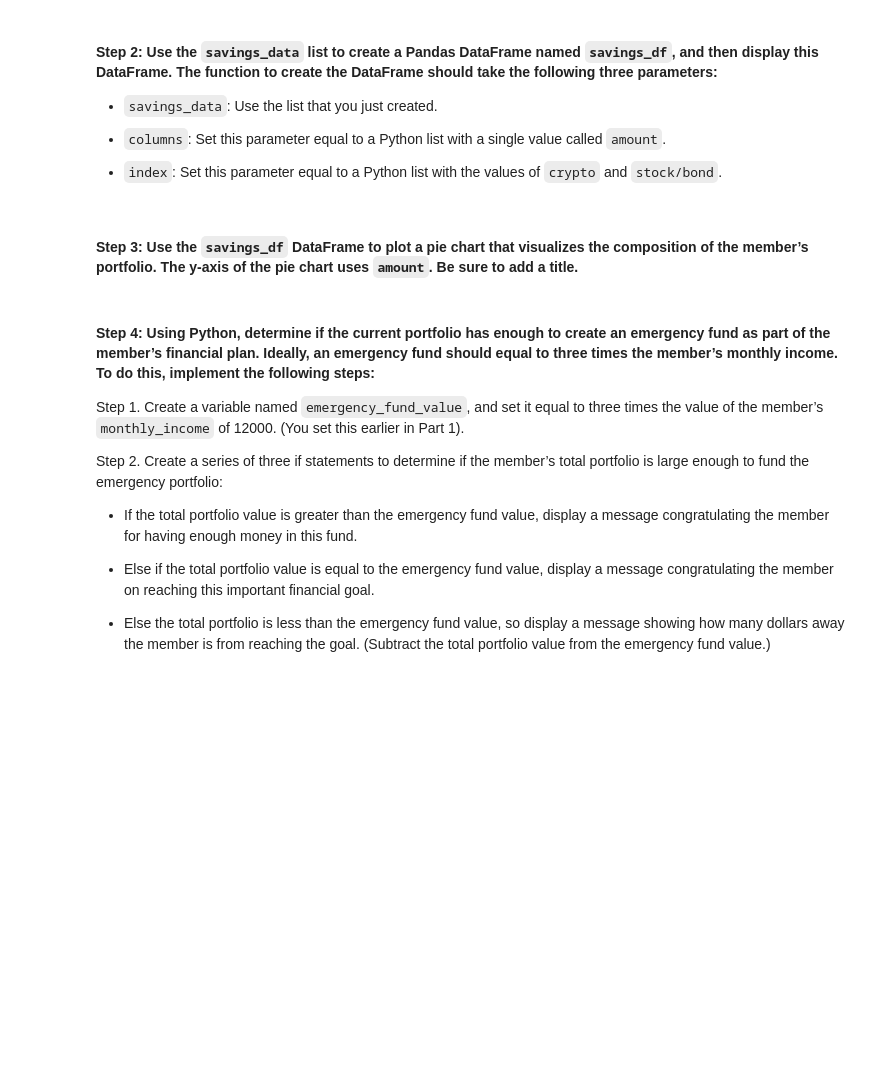
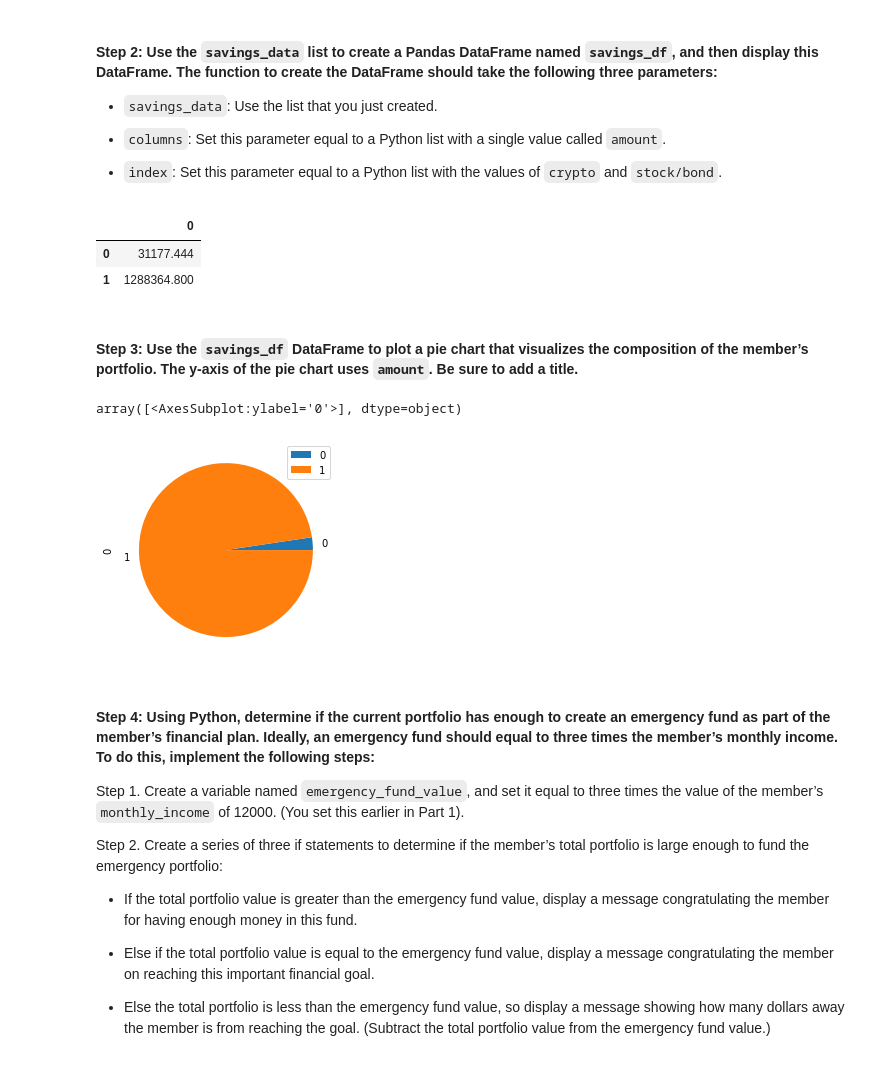
Before and after one commit to avalentini181/financial_planning_tools, a Jupyter notebook: Starter_Code/financial_planning_tools.ipynb, the cells around one changed output. Cells and saved outputs as stored; diff of their text form; code cells hidden in the pictures; blank space fills up the shorter version.

```diff
--- a/Starter_Code/financial_planning_tools.ipynb
+++ b/Starter_Code/financial_planning_tools.ipynb
@@ -430,7 +430,7 @@ In this section, you’ll use the valuations for the cryptocurrency wallet and f
 #### Step 1: Create a Python list named `savings_data` that has two elements. The first element contains the total value of the cryptocurrency wallet. The second element contains the total value of the stock and bond portions of the portfolio.
 # %%
 # Consolidate financial assets data into a Python list
-# YOUR CODE HERE
+savings_data = [total_crypto_wallet, total_stocks_bonds]
 
 # Review the Python list savings_data
-# YOUR CODE HERE
+savings_data
@@ -444,15 +462,22 @@ In this section, you’ll use the valuations for the cryptocurrency wallet and f
 - `index`: Set this parameter equal to a Python list with the values of `crypto` and `stock/bond`.
 # %%
 # Create a Pandas DataFrame called savings_df
-# YOUR CODE HERE
+savings_df = pd.DataFrame(savings_data)
 
 # Display the savings_df DataFrame
-# YOUR CODE HERE
+savings_df
+# %% [output]
+|  | 0 |
+| 0 | 31177.444 |
+| 1 | 1288364.800 |
 # %% [markdown]
 #### Step 3: Use the `savings_df` DataFrame to plot a pie chart that visualizes the composition of the member’s portfolio. The y-axis of the pie chart uses `amount`. Be sure to add a title.
 # %%
 # Plot the total value of the member's portfolio (crypto and stock/bond) in a pie chart
-# YOUR CODE HERE
+savings_df.plot.pie(subplots = True)
+# %% [output]
+array([<AxesSubplot:ylabel='0'>], dtype=object)
+[figure, added]
 # %% [markdown]
 #### Step 4: Using Python, determine if the current portfolio has enough to create an emergency fund as part of the member’s financial plan. Ideally, an emergency fund should equal to three times the member’s monthly income. To do this, implement the following steps:
 
```
Also changed, not shown: parts of 28 cells of this notebook, 2 other files.
